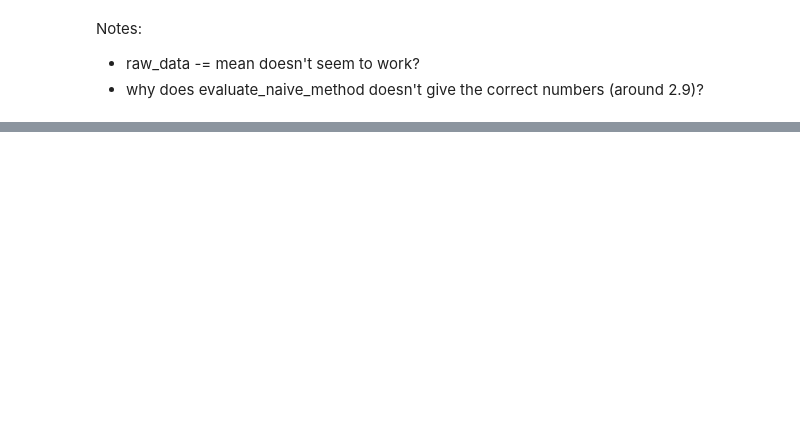
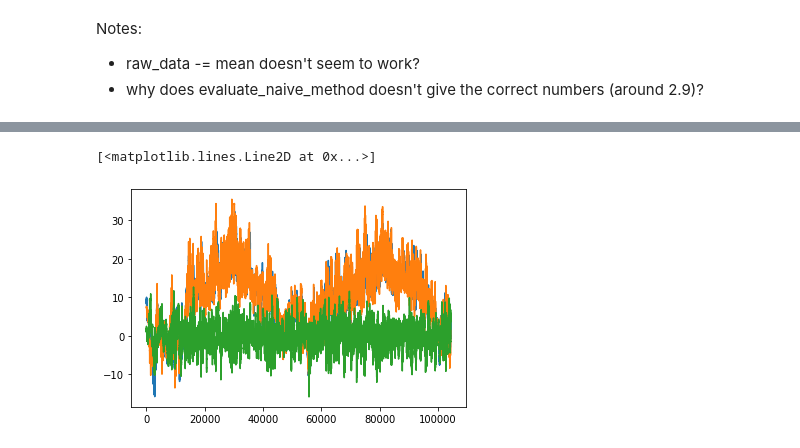
Before and after one commit to janjitse/deep-learning-timeseries, a Jupyter notebook: experiments.ipynb, the cells around one changed output, grey strips where cells are left out. Saved outputs shown, nothing was run; the diff lists cells and outputs as text; code cells hidden in the pictures; blank space fills up the shorter version.

```diff
--- a/experiments.ipynb
+++ b/experiments.ipynb
@@ -116,0 +173,26 @@ KeyboardInterrupt:
+# %%
+class PositionalEmbedding(layers.Layer):
+    def __init__(self, sequence_length, input_dim, output_dim, **kwargs):
+        super().__init__(**kwargs)
+        self.position_embeddings = layers.Embedding(
+            input_dim=sequence_length,
+            output_dim = output_dim,
+        )
+        self.sequence_length = sequence_length
+        self.input_dim = input_dim
+        self.output_dim = output_dim
+
+    def get_config(self):
+        config = super().get_config()
+        config.update({
+            "output_dim": self.output_dim,
+            "input_dim": self.input_dim,
+            "sequence_length": self.sequence_length
+        })
+        return config
+
+    def call(self, inputs):
+        length = self.sequence_length
+        positions = tf.range(length)
+        embedded_positions = self.position_embeddings(positions)
+        return inputs + embedded_positions
@@ -116,0 +285,7 @@ KeyboardInterrupt:
+# %%
+model = keras.models.load_model('jena_attention.keras', custom_objects={"smape":smape, "PositionalEmbedding": PositionalEmbedding})
+preds = model.predict(val_dataset)
+val_targets = []
+for _, targets in val_dataset:
+    val_targets.append(targets)
+val_targets = np.concatenate(val_targets)
@@ -116,0 +294,8 @@ KeyboardInterrupt:
+# %%
+fig, ax = plt.subplots()
+ax.plot(preds)
+ax.plot(val_targets)
+ax.plot(preds.ravel() - val_targets)
+# %% [output]
+[<matplotlib.lines.Line2D at 0x...>]
+[figure, added]
```
Also changed, not shown: parts of 20 cells of this notebook.
